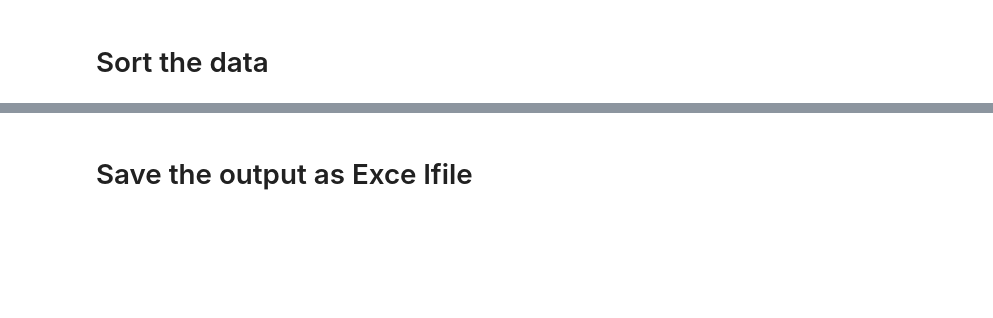
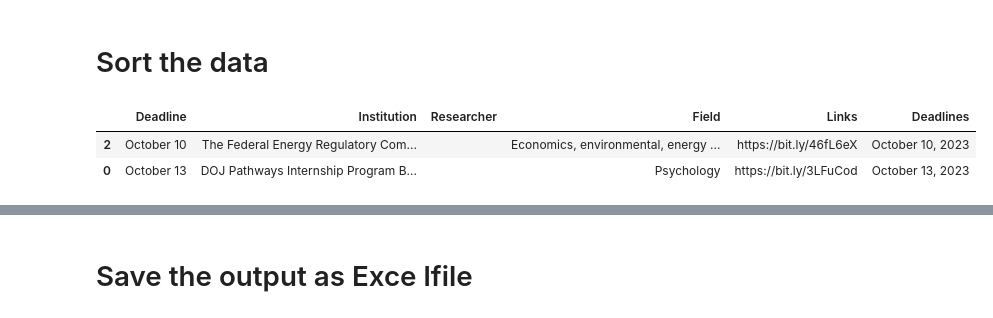
Before and after one commit to YounSooKimTech/Joy_Automation, a Jupyter notebook: PreDocWebsiteScrap.ipynb, the cells around one changed output, grey strips where cells are left out. Drawn from its saved outputs; the diff is of its cells as text; code cells hidden in the pictures; blank space fills up the shorter version.

```diff
--- a/PreDocWebsiteScrap.ipynb
+++ b/PreDocWebsiteScrap.ipynb
@@ -194,6 +194,12 @@ df_ra = df_ra.sort_values(by = "deadline_index", ascending=True)
 
 # change the order
 df_ra = df_ra[["Deadline", "Institution", "Researcher", "Field", "Links", "Deadlines"]]
+# %%
+df_ra.head(2)
+# %% [output]
+|  | Deadline | Institution | Researcher | Field | Links | Deadlines |
+| 2 | October 10 | The Federal Energy Regulatory Com... |  | Economics, environmental, energy ... | https://bit.ly/46fL6eX | October 10, 2023 |
+| 0 | October 13 | DOJ Pathways Internship Program B... |  | Psychology | https://bit.ly/3LFuCod | October 13, 2023 |
 # %%
 df_op["deadline_index"] = df_op["Deadline"].apply(convert_deadline)
 
```
Also changed, not shown: parts of 3 cells of this notebook.
